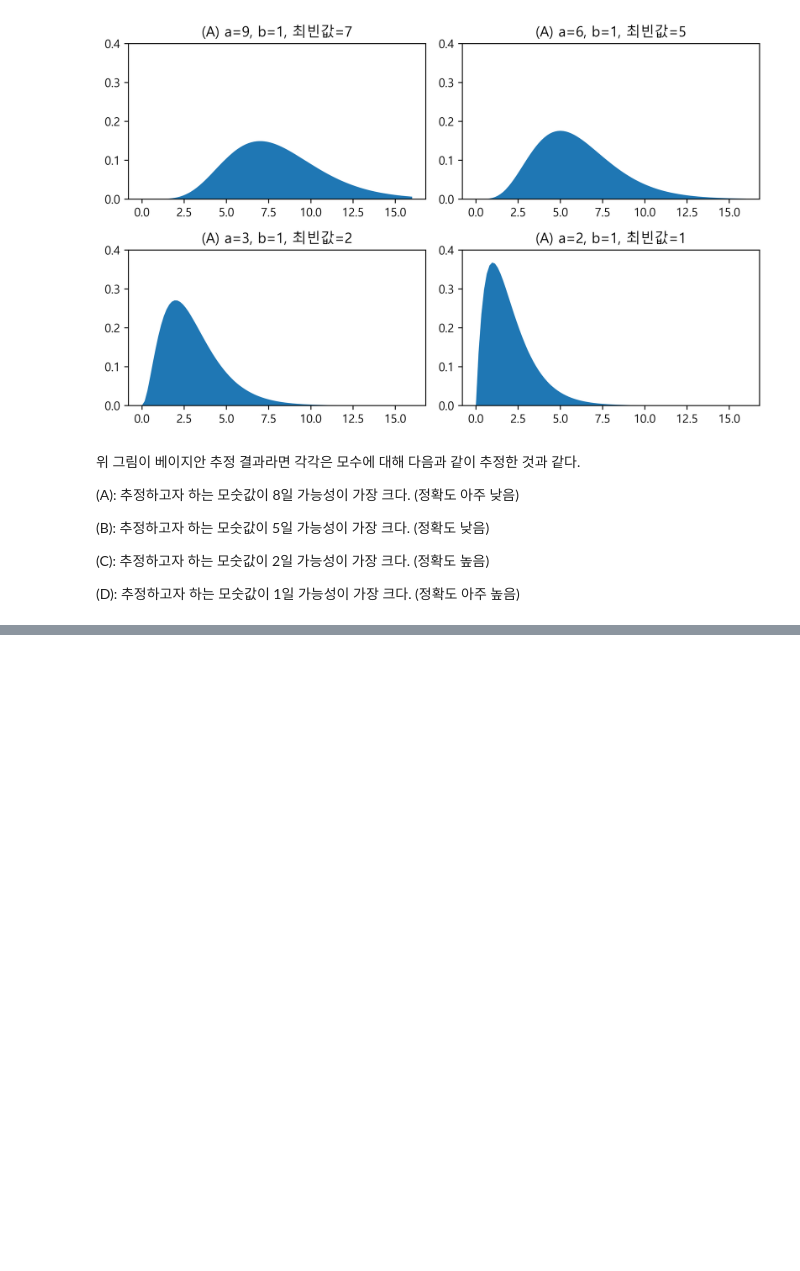
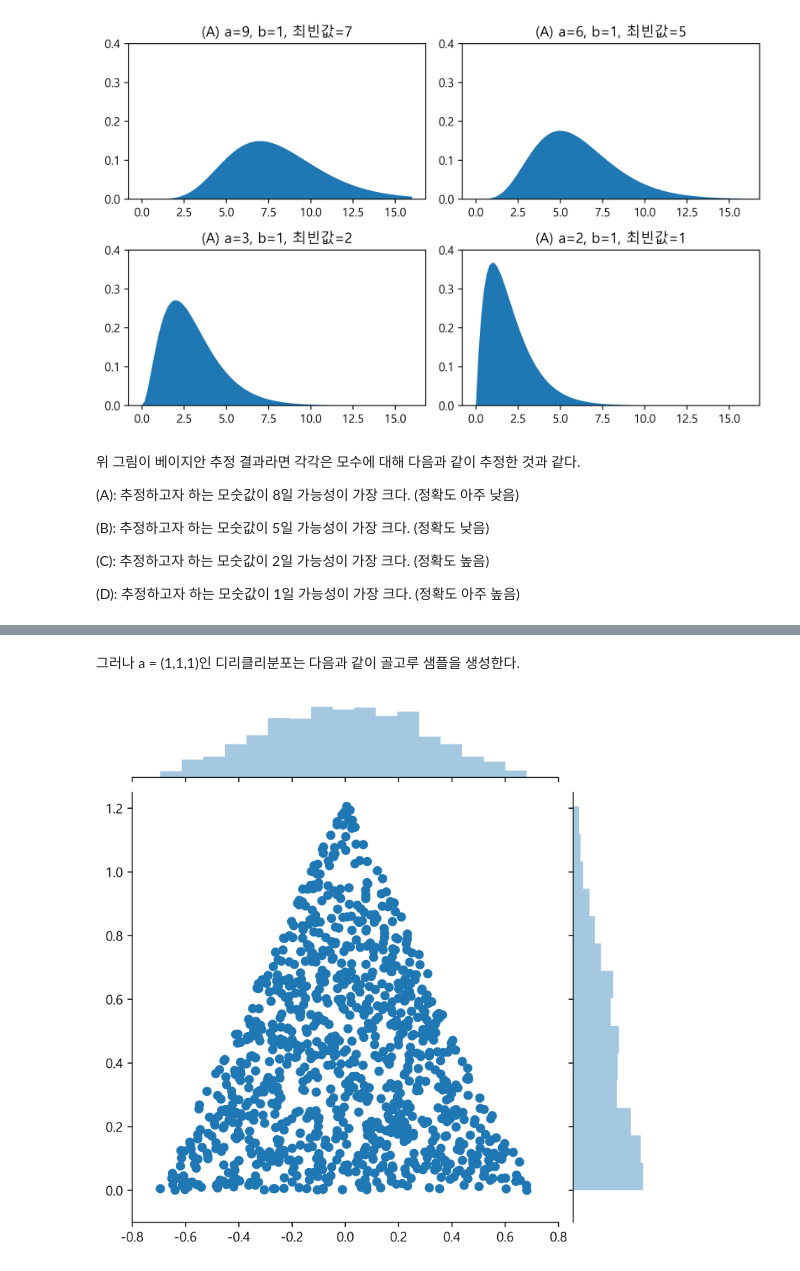
Before and after one commit to dreandes/Code, a Jupyter notebook: math/8.7 베타분포, 감마분포, 디리클레분포.ipynb, the cells around one changed output, grey strips where cells are left out. Drawn from its saved outputs; the diff is of its cells as text; code cells hidden in the pictures; blank space fills up the shorter version.

```diff
--- a/math/8.7 베타분포, 감마분포, 디리클레분포.ipynb
+++ b/math/8.7 베타분포, 감마분포, 디리클레분포.ipynb
@@ -70,0 +150,7 @@ plt.show()
+# %% [markdown]
+그러나 a = (1,1,1)인 디리클리분포는 다음과 같이 골고루 샘플을 생성한다.
+# %%
+X2 = sp.stats.dirichlet((1,1,1)).rvs(1000)
+plot_triangle(X2, kind="scatter")
+# %% [output]
+[figure, added]
```
Also changed, not shown: parts of 16 cells of this notebook, 6 other files.
